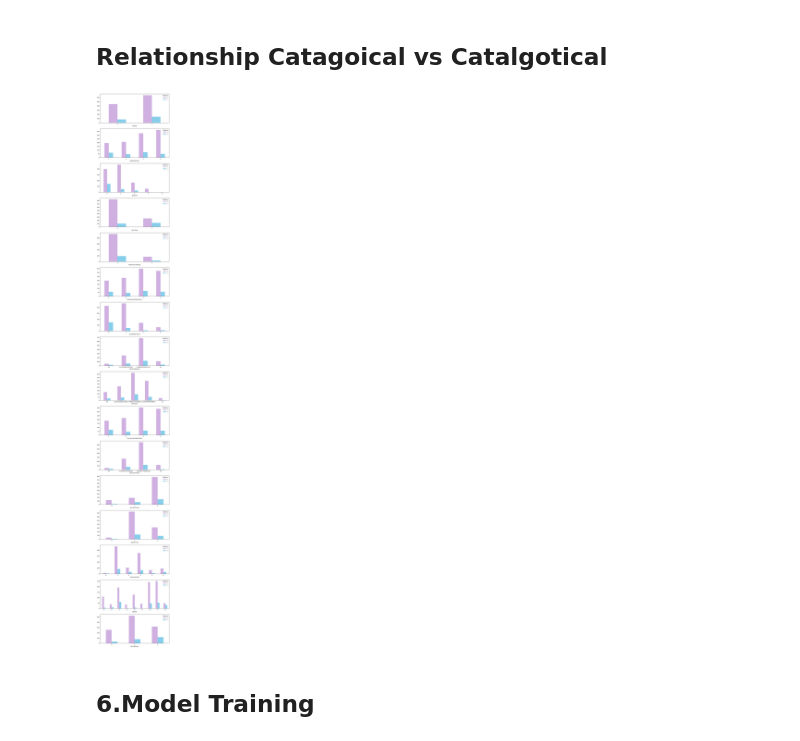
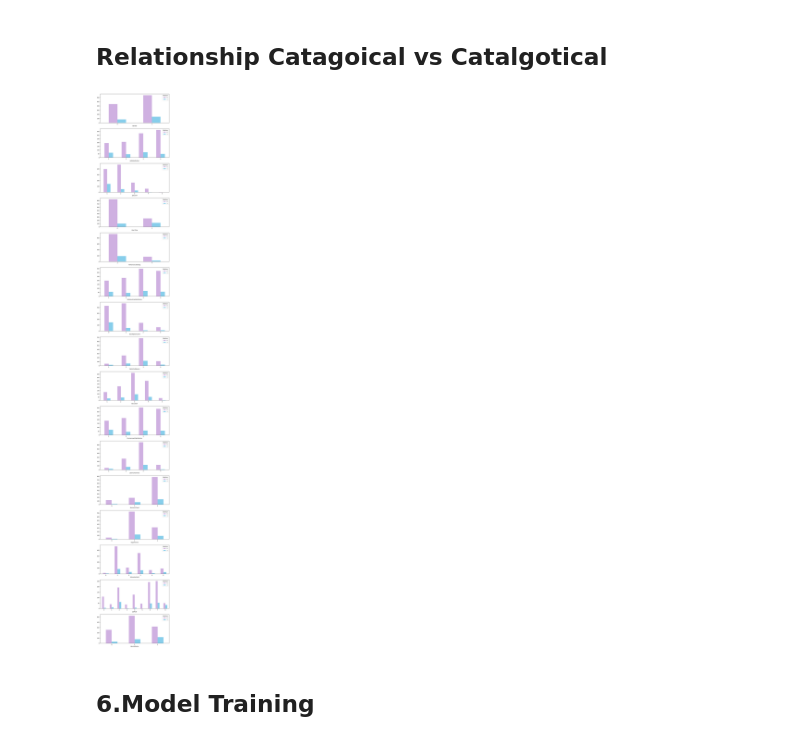
Before and after one commit to ManchineLearningENN/ImageProc_ML, a Jupyter notebook: main.ipynb, the cells around one changed output. Saved outputs shown, nothing was run; the diff lists cells and outputs as text; code cells hidden in the pictures.

Commit message:
cat vs train

```diff
--- a/main.ipynb
+++ b/main.ipynb
@@ -349,8 +349,8 @@ file_path = './CSV/del_not_unique.csv'
 data = pd.read_csv(file_path)
 
 columns_to_plot = [
-    "Age", "DailyRate","DistanceFromHome", "Education", "NumCompaniesWorked", "HourlyRate", "JobInvolvement",
-    "PercentSalaryHike", "TrainingTimesLastYear", "WorkLifeBalance",
+    "Age", "DailyRate","DistanceFromHome", "NumCompaniesWorked", "HourlyRate",
+    "PercentSalaryHike", "TrainingTimesLastYear",
     "YearsAtCompany", "YearsInCurrentRole", "YearsSinceLastPromotion",
     "YearsWithCurrManager", "TotalWorkingYears", "MonthlyIncome",
     "MonthlyRate"
@@ -737,23 +734,26 @@ Features ranked by ANOVA F-value:
 # %% [markdown]
 ## Relationship Catagoical vs Catalgotical
 # %%
+file_path = './CSV/normalized_data.csv'
+df = pd.read_csv(file_path)
+
 # Visual Inference using Grouped Bar charts
 CategoricalColsList= [ 'Gender', 'JobSatisfaction', 'JobLevel', 'OverTime',
                 'PerformanceRating', 'RelationshipSatisfaction', 'StockOptionLevel',
                 'WorkLifeBalance', 'Education', 'EnvironmentSatisfaction',
                 'JobInvolvement','BusinessTravel', 'Department',
                 'EducationField', 'JobRole', 'MaritalStatus']
 
 import matplotlib.pyplot as plt
 fig, PlotCanvas=plt.subplots(nrows=len(CategoricalColsList), ncols=1, figsize=(10,80))
 
 # Creating Grouped bar plots for each categorical predictor against the Target Variable "Clicked"
 for CategoricalCol , i in zip(CategoricalColsList, range(len(CategoricalColsList))):
     CrossTabResult=pd.crosstab(index=df[CategoricalCol], columns=df['Attrition'])
     CrossTabResult.plot.bar(color=['#cFB0E1','skyblue'], ax=PlotCanvas[i])
     PlotCanvas[i].tick_params(axis='x', rotation=0)
 # %% [output]
-[figure, old version]
+[figure, new version]
 # %% [markdown]
 ## 6.Model Training
 # %% [markdown]
```
Also changed, not shown: parts of 3 cells of this notebook, 1 other file.
